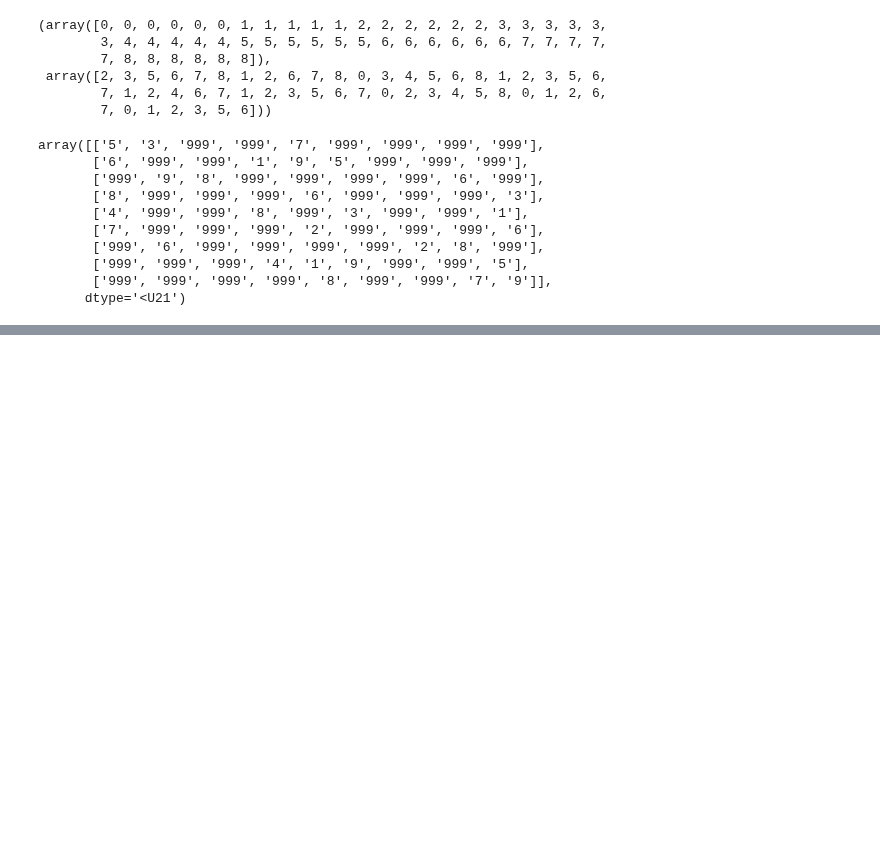
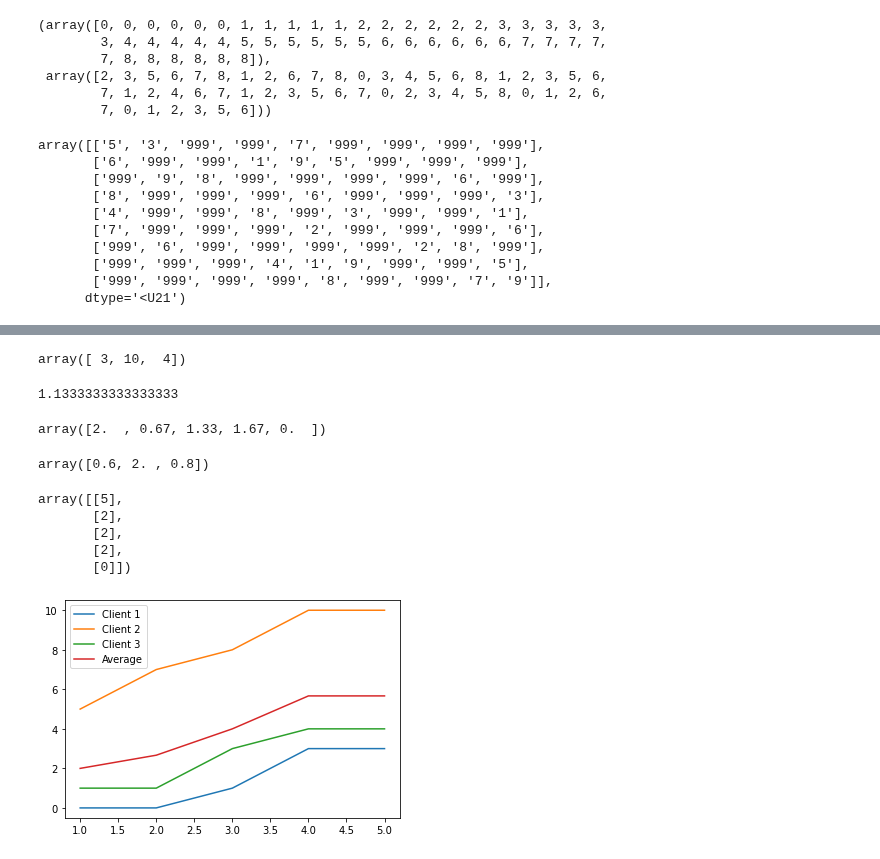
Before and after one commit to ecuerbo/pyprac, a Jupyter notebook: datacamp/intro to numpy.ipynb, the cells around one changed output, grey strips where cells are left out. Cells and saved outputs as stored; diff of their text form; code cells hidden in the pictures; blank space fills up the shorter version.

```diff
--- a/datacamp/intro to numpy.ipynb
+++ b/datacamp/intro to numpy.ipynb
@@ -148,0 +578,6 @@ print(trees_on_largest_tree_block)
+# %%
+security_breaches = np.array([[0,5,1],
+                    [0,2,0],
+                    [1,1,2],
+                    [2,2,1],
+                    [0,0,0]])
@@ -148,0 +592,34 @@ print(trees_on_largest_tree_block)
+# %%
+security_breaches.sum(axis=0)
+# %% [output]
+array([ 3, 10,  4])
+# %%
+security_breaches.mean()
+# %% [output]
+1.1333333333333333
+# %%
+security_breaches.mean(axis=1).round(2)
+# %% [output]
+array([2.  , 0.67, 1.33, 1.67, 0.  ])
+# %%
+security_breaches.mean(axis=0).round(2)
+# %% [output]
+array([0.6, 2. , 0.8])
+# %%
+security_breaches.max(axis=1, keepdims=True)
+# %% [output]
+array([[5],
+       [2],
+       [2],
+       [2],
+       [0]])
+# %%
+cumsum_by_client = security_breaches.cumsum(axis=0)
+plt.plot(np.arange(1,6),cumsum_by_client[:,0],label='Client 1')
+plt.plot(np.arange(1,6),cumsum_by_client[:,1],label='Client 2')
+plt.plot(np.arange(1,6),cumsum_by_client[:,2],label='Client 3')
+plt.plot(np.arange(1,6),cumsum_by_client.mean(axis=1), label='Average')
+plt.legend()
+plt.show()
+# %% [output]
+[figure, added]
```
Also changed, not shown: parts of 87 cells of this notebook.
